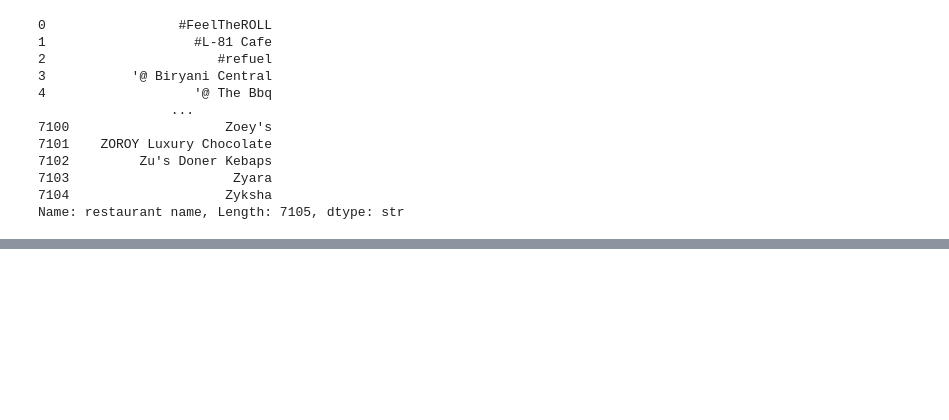
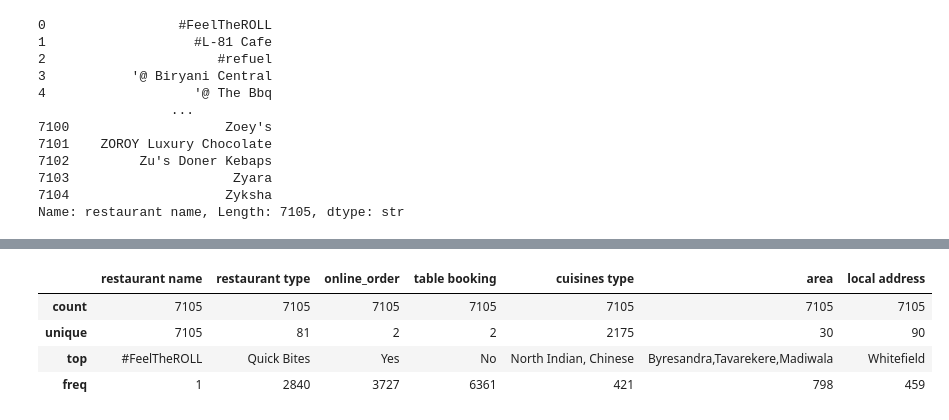
Before and after one commit to yashinkumar192006/4SF25CI184_3B, a Jupyter notebook: data_sel_read.ipynb, the cells around one changed output, grey strips where cells are left out. Saved outputs shown, nothing was run; the diff lists cells and outputs as text; code cells hidden in the pictures; blank space fills up the shorter version.

```diff
--- a/data_sel_read.ipynb
+++ b/data_sel_read.ipynb
@@ -53,0 +126,9 @@ Name: restaurant name, Length: 7105, dtype: str
+# %%
+# Summary of categorical/string columns
+df.describe(include=["str"])
+# %% [output]
+|  | restaurant name | restaurant type | online_order | table booking | cuisines type | area | local address |
+| count | 7105 | 7105 | 7105 | 7105 | 7105 | 7105 | 7105 |
+| unique | 7105 | 81 | 2 | 2 | 2175 | 30 | 90 |
+| top | #FeelTheROLL | Quick Bites | Yes | No | North Indian, Chinese | Byresandra,Tavarekere,Madiwala | Whitefield |
+| freq | 1 | 2840 | 3727 | 6361 | 421 | 798 | 459 |
```
Also changed, not shown: parts of 14 cells of this notebook, 5 other files.
